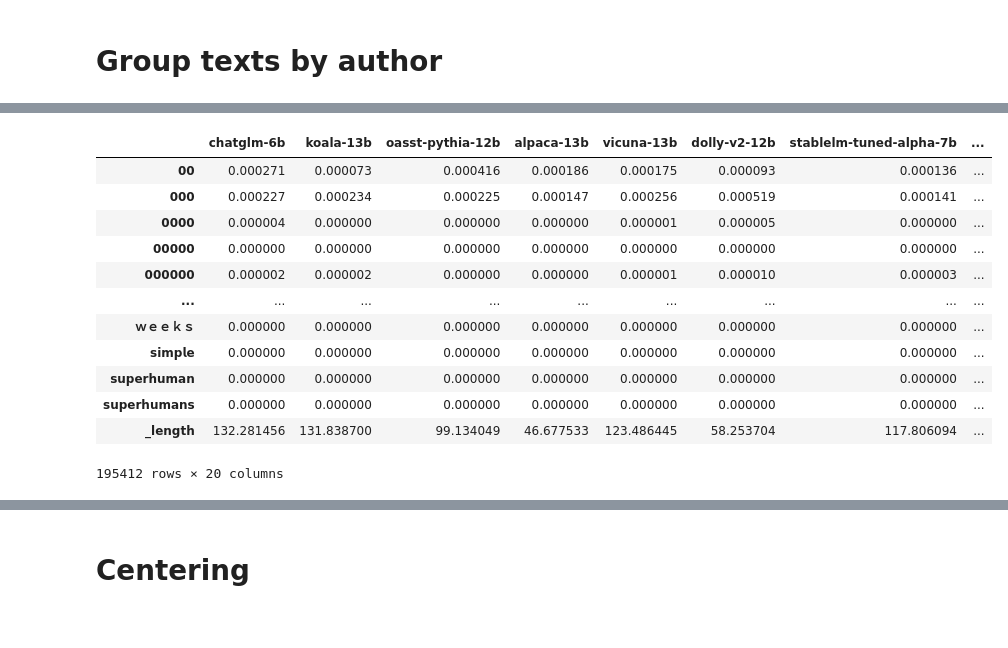
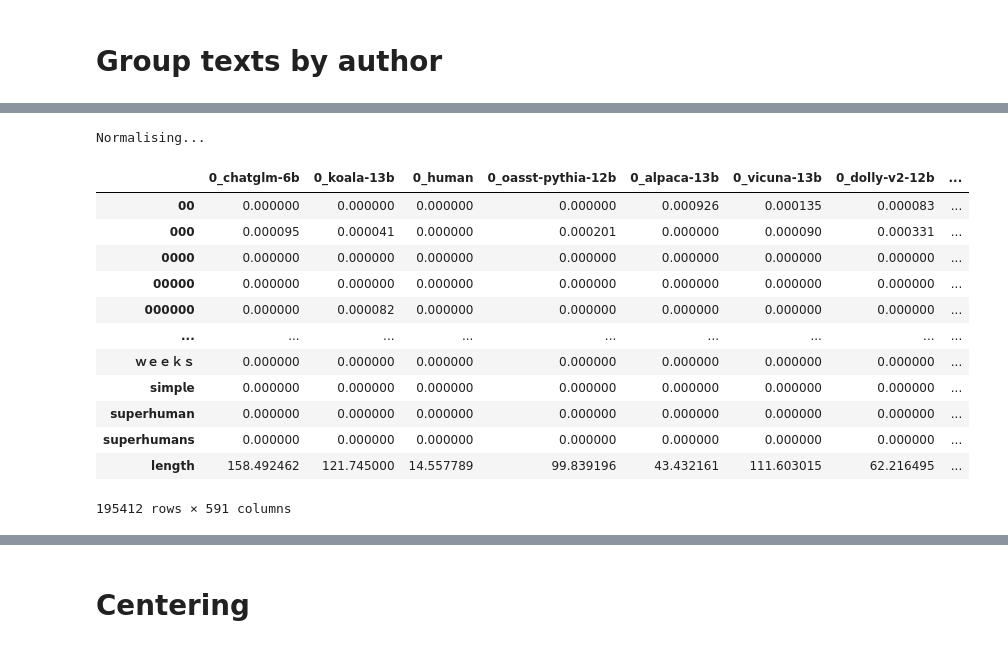
Before and after one commit to homeworkace/slop-radar, a Jupyter notebook: MLNN.ipynb, the cells around one changed output, grey strips where cells are left out. Drawn from its saved outputs; the diff is of its cells as text; code cells hidden in the pictures.

Commit message:
Split into batches to enable holdout

```diff
--- a/MLNN.ipynb
+++ b/MLNN.ipynb
@@ -1,5 +1,9 @@
 # %% [markdown]
 # Installing requirements
+# %%
+dataset_path = 'dataset.json'
+batch_dataset_path = 'batch_dataset.json'
+seed = 0
 # %%
 !pip install huggingface_hub
 !pip install datasets
@@ -73,12 +66,10 @@ Requirement already satisfied: six>=1.5 in c:\users\homeworkace\appdata\local\pr
 # %% [markdown]
 # Download the dataset
 # %%
-dataset_path = 'dataset.csv'
-
 if Path(dataset_path).exists() :
-    dataset = pd.load_csv(dataset_path)
+    dataset = pd.read_json(dataset_path)
 else :
     notebook_login()
     hugging_face_dataset = datasets.load_dataset('lmsys/chatbot_arena_conversations')
     dataset = hugging_face_dataset['train'].to_pandas()
-    dataset.to_csv(dataset_path)
+    dataset.to_json(dataset_path)
@@ -170,26 +171,28 @@ author_df
 # %%
 # Find the average text length of each author.
-author_length = {author: np.sum(vector) / author_count[author] for author, vector in author_vectors.items()}
+batch_average_length = {name: np.sum(vector) / batch_count[name] for name, vector in batch_vectors.items()}
 
 # Normalise the length of each corpus.
-for author in author_count :
-    author_df[author] /= np.sum(author_df[author])
+print('Normalising...')
+for name in tqdm(batch_vectors) :
+    batch_dataset[name] /= np.sum(batch_vectors[name])
 
 # Since it has been lost, add the average text length as a separate feature.
-author_df = pd.concat([author_df, pd.DataFrame(author_length, index = ['_length'])])
+batch_dataset = pd.concat([batch_dataset, pd.DataFrame(batch_average_length, index = [' length'])])
 
-author_df
+batch_dataset
 # %% [output]
+Normalising...
-|  | chatglm-6b | koala-13b | oasst-pythia-12b | alpaca-13b | vicuna-13b | dolly-v2-12b | stablelm-tuned-alpha-7b | ... |
-| 00 | 0.000271 | 0.000073 | 0.000416 | 0.000186 | 0.000175 | 0.000093 | 0.000136 | ... |
-| 000 | 0.000227 | 0.000234 | 0.000225 | 0.000147 | 0.000256 | 0.000519 | 0.000141 | ... |
-| 0000 | 0.000004 | 0.000000 | 0.000000 | 0.000000 | 0.000001 | 0.000005 | 0.000000 | ... |
+|  | 0_chatglm-6b | 0_koala-13b | 0_human | 0_oasst-pythia-12b | 0_alpaca-13b | 0_vicuna-13b | 0_dolly-v2-12b | ... |
+| 00 | 0.000000 | 0.000000 | 0.000000 | 0.000000 | 0.000926 | 0.000135 | 0.000083 | ... |
+| 000 | 0.000095 | 0.000041 | 0.000000 | 0.000201 | 0.000000 | 0.000090 | 0.000331 | ... |
+| 0000 | 0.000000 | 0.000000 | 0.000000 | 0.000000 | 0.000000 | 0.000000 | 0.000000 | ... |
 | 00000 | 0.000000 | 0.000000 | 0.000000 | 0.000000 | 0.000000 | 0.000000 | 0.000000 | ... |
-| 000000 | 0.000002 | 0.000002 | 0.000000 | 0.000000 | 0.000001 | 0.000010 | 0.000003 | ... |
+| 000000 | 0.000000 | 0.000082 | 0.000000 | 0.000000 | 0.000000 | 0.000000 | 0.000000 | ... |
 | ... | ... | ... | ... | ... | ... | ... | ... | ... |
 | ｗｅｅｋｓ | 0.000000 | 0.000000 | 0.000000 | 0.000000 | 0.000000 | 0.000000 | 0.000000 | ... |
 | 𝘀𝗶𝗺𝗽𝗹𝗲 | 0.000000 | 0.000000 | 0.000000 | 0.000000 | 0.000000 | 0.000000 | 0.000000 | ... |
 | 𝘀𝘂𝗽𝗲𝗿𝗵𝘂𝗺𝗮𝗻 | 0.000000 | 0.000000 | 0.000000 | 0.000000 | 0.000000 | 0.000000 | 0.000000 | ... |
 | 𝘀𝘂𝗽𝗲𝗿𝗵𝘂𝗺𝗮𝗻𝘀 | 0.000000 | 0.000000 | 0.000000 | 0.000000 | 0.000000 | 0.000000 | 0.000000 | ... |
-| _length | 132.281456 | 131.838700 | 99.134049 | 46.677533 | 123.486445 | 58.253704 | 117.806094 | ... |
+| length | 158.492462 | 121.745000 | 14.557789 | 99.839196 | 43.432161 | 111.603015 | 62.216495 | ... |
-195412 rows × 20 columns
+195412 rows × 591 columns
```
Also changed, not shown: parts of 22 cells of this notebook, 1 other file.
